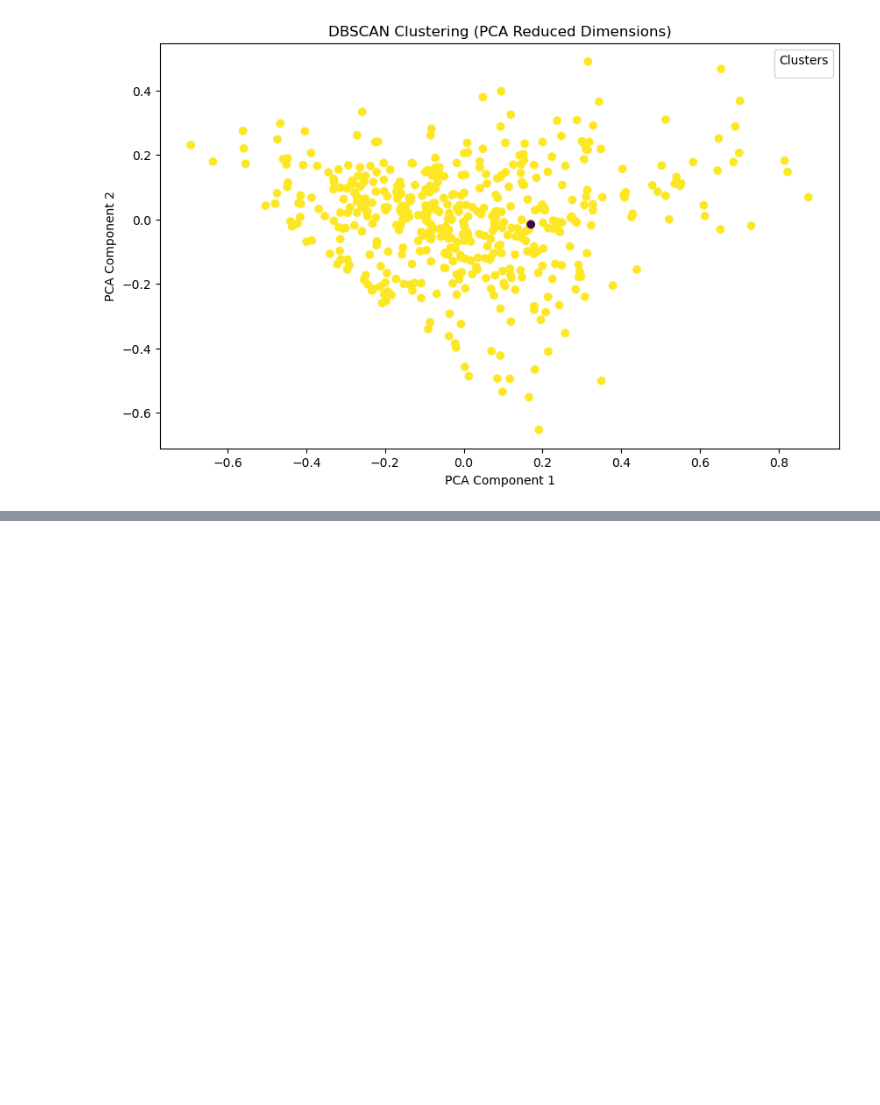
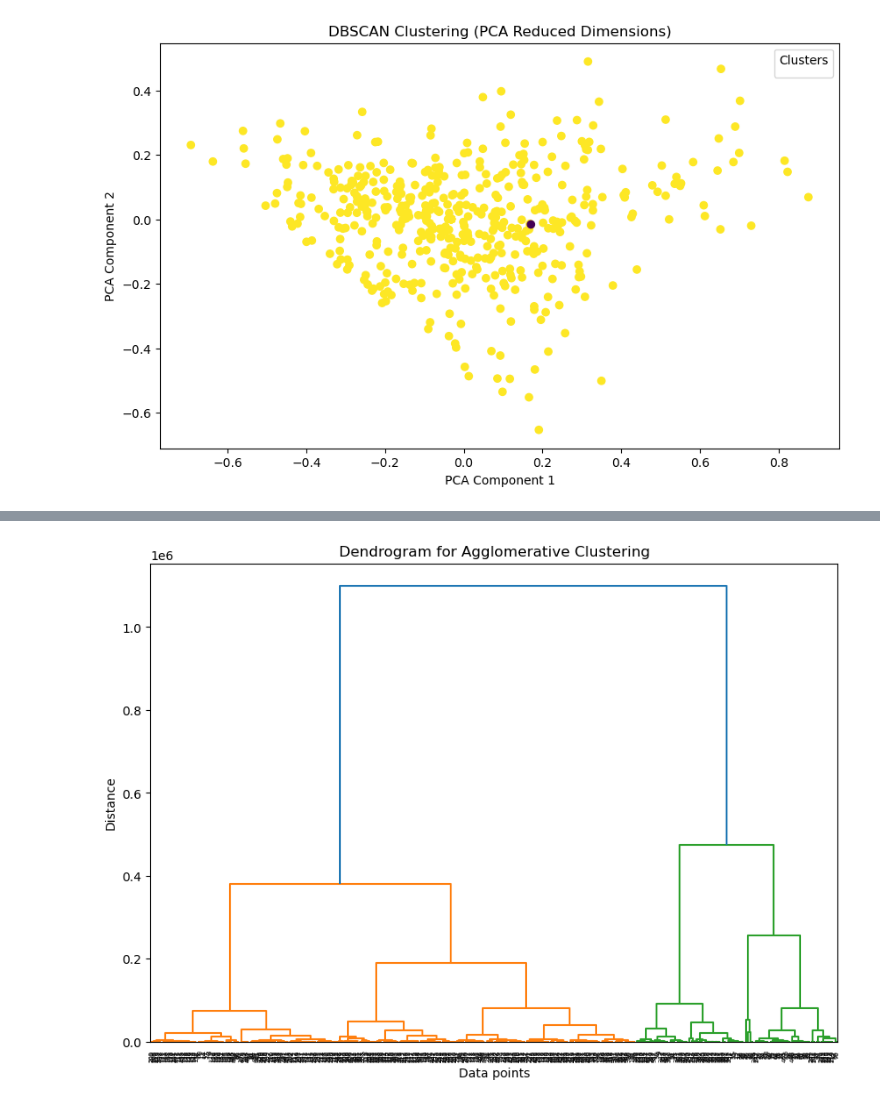
Before and after one commit to joyjessica/DSAN_5000_project, a Jupyter notebook: technical-details/unsupervised-learning/main.ipynb, the cells around one changed output, grey strips where cells are left out. Drawn from its saved outputs; the diff is of its cells as text; code cells hidden in the pictures; blank space fills up the shorter version.

```diff
--- a/technical-details/unsupervised-learning/main.ipynb
+++ b/technical-details/unsupervised-learning/main.ipynb
@@ -241,0 +272,13 @@ plt.show()
+# %%
+# Perform hierarchical/agglomerative clustering
+Z = linkage(subset, 'ward')
+
+# Create a dendrogram
+plt.figure(figsize=(10, 7))
+dendrogram(Z)
+plt.title('Dendrogram for Agglomerative Clustering')
+plt.xlabel('Data points')
+plt.ylabel('Distance')
+plt.show()
+# %% [output]
+[figure, added]
```
Also changed, not shown: parts of 4 cells of this notebook, 13 other files.
